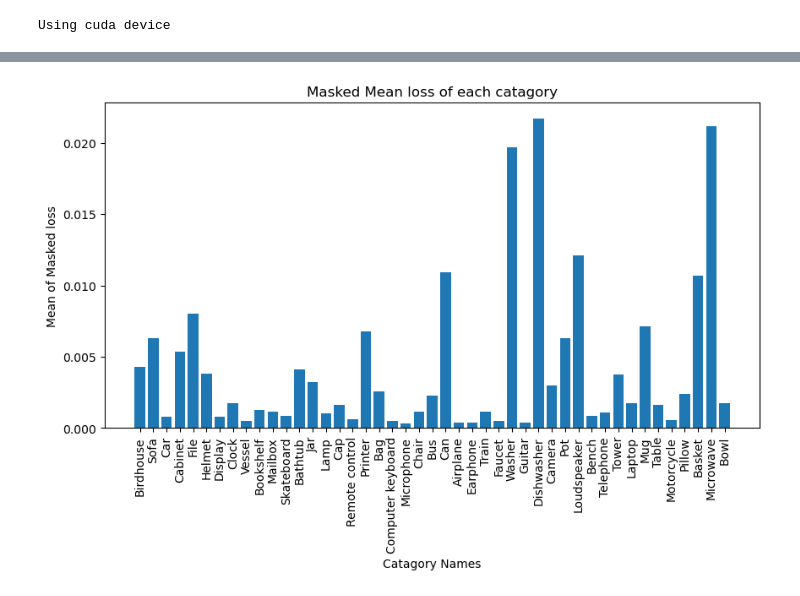
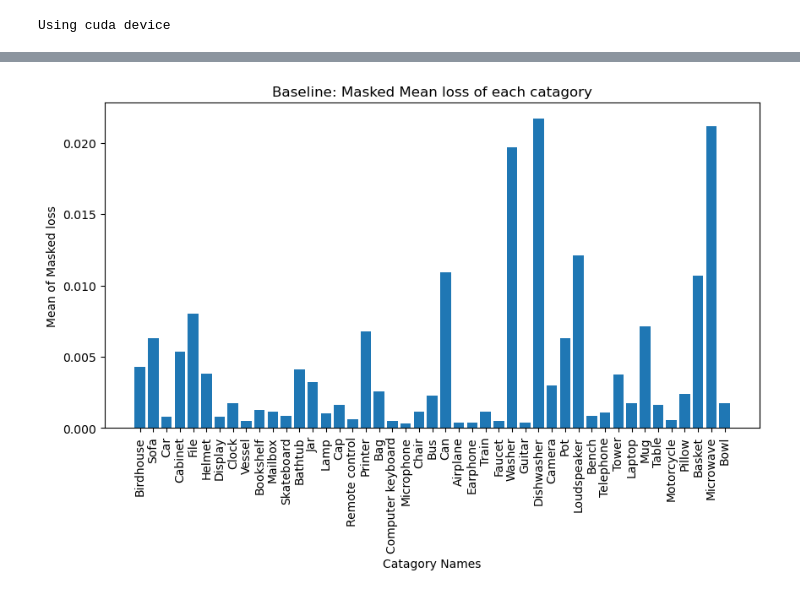
Before and after one commit to kane1204/Object-Thickness-Estimation-Network, a Jupyter notebook: test_baseline.ipynb, the cells around one changed output, grey strips where cells are left out. Drawn from its saved outputs; the diff is of its cells as text; code cells hidden in the pictures.

Commit message:
Baseline figures

```diff
--- a/test_baseline.ipynb
+++ b/test_baseline.ipynb
@@ -158,30 +158,27 @@ Using cuda device
 # %%
 # Get the masked loss for the test set quantative evaluation
 # https://torchmetrics.readthedocs.io/en/stable/image/peak_signal_noise_ratio.html
-import copy
 from skimage.metrics import structural_similarity as ssim
-from src.evaluation import mse_loss_with_nans_with_extras,mse_loss_with_nans
-from torchmetrics import PeakSignalNoiseRatio
-full_loss = 0
-fullstrsim = 0
-full_mape = 0
+from src.evaluation import mse_loss_with_nans, mse_loss_with_nans_with_extras
+mse_full_loss = 0
+mmse_full_loss = 0
+mmse_full_loss_extr = 0
+
 batches = 0
-mean_abs_percentage_error = PeakSignalNoiseRatio().to(device)
 catagory_losses = {}
+
+loss_fn = torch.nn.MSELoss()
 with torch.no_grad():
     for data in test_dataloader:
         labels = data['thick_map'].to(device, dtype=torch.float)
         catagory_id = data['catagory_id']
 
-        # outputs = trained_model(images)
-        # print(labels.shape[0])
-        # using the length of the batch to calculate the mean of the batch
-
         outputs = torch.ones(labels.shape[0], 1, 128, 128).to(device, dtype=torch.float)
         outputs = outputs * mean_depth.to(device, dtype=torch.float)
 
-
-        masked_loss, losses = mse_loss_with_nans_with_extras(outputs, labels)
+        mse_loss = loss_fn(outputs, labels)
+        masked_lossv0 = mse_loss_with_nans(outputs, labels)
+        masked_lossv1, losses = mse_loss_with_nans_with_extras(outputs, labels)
 
         # using the catagory id to keep adding the loss to the scores
         for i in range(losses.shape[0]):
@@ -190,19 +187,11 @@ with torch.no_grad():
             else:
                 catagory_losses[catagory_id[i]] = [losses[i].cpu().numpy()]
 
-
-
-
-        mape = mean_abs_percentage_error(outputs, labels)
-        strsim = 0
-        for i in range(labels.cpu().numpy().shape[0]):
-            strsim += ssim(outputs[i].cpu().numpy()[0], labels[i].cpu().numpy()[0])
-
-        fullstrsim += strsim/labels.cpu().numpy().shape[0]
-        full_mape += mape
-        full_loss += masked_loss
+        mse_full_loss += mse_loss.item()
+        mmse_full_loss += masked_lossv0
+        mmse_full_loss_extr += masked_lossv1
         batches += 1
-print("Test SSIM: {}".format(fullstrsim/batches))
-print("Test loss: {}".format(full_loss/batches))
-print("Test MAPE: {}".format(full_mape/batches))
+print("Test MSE loss: {}".format(mse_full_loss/batches))
+print("Test MMSE loss: {}".format(mmse_full_loss/batches))
+print("Test MMSE loss with extras: {}".format(mmse_full_loss_extr/batches))
 # %% [output]
@@ -212,21 +201,21 @@ Test MAPE: 22.21748924255371
 # %%
 # for each catagory calculate the mean then plot a bar graph of the mean loss of each catagory
 catagory_mean_losses = {}
 for catagory in catagory_losses:
     catagory_mean_losses[catagory] = np.mean(catagory_losses[catagory])
 fig = plt.figure(figsize=(10, 5))
-plt.title("Masked Mean loss of each catagory")
+plt.title("Baseline: Masked Mean loss of each catagory")
 plt.xlabel("Catagory Names")
 plt.ylabel("Mean of Masked loss")
     # change the xticks rotate the labels 90 degrees
 plt.bar(catagory_mean_losses.keys(), catagory_mean_losses.values())
 plt.xticks(rotation=90)
 # using thickness_dataset.labels to get the catagory name strings for the xticks
 plt.xticks(list(catagory_mean_losses.keys()), [thickness_dataset.labels[i].split(',')[0].capitalize() for i in catagory_mean_losses.keys()])
 
 
 plt.show()
 # save as pdf
 fig.savefig("figs\\baseline\\mean_loss_of_each_catagory.pdf", bbox_inches='tight')
 # %% [output]
-[figure, old version]
+[figure, new version]
```
Also changed, not shown: parts of 1 cell of this notebook, 1 other file.
